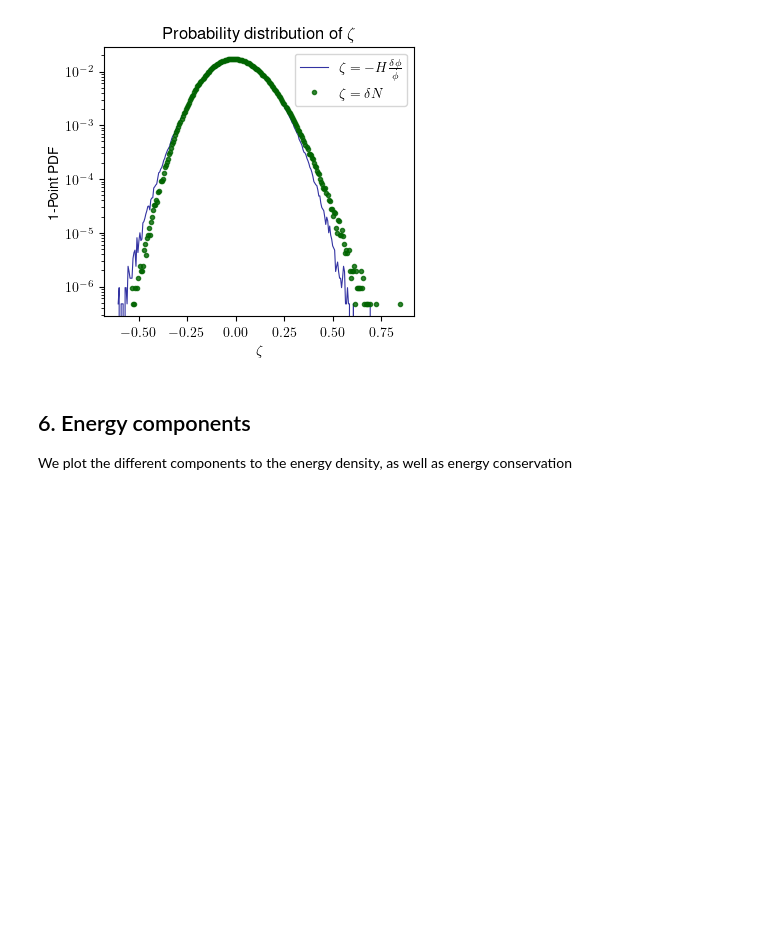
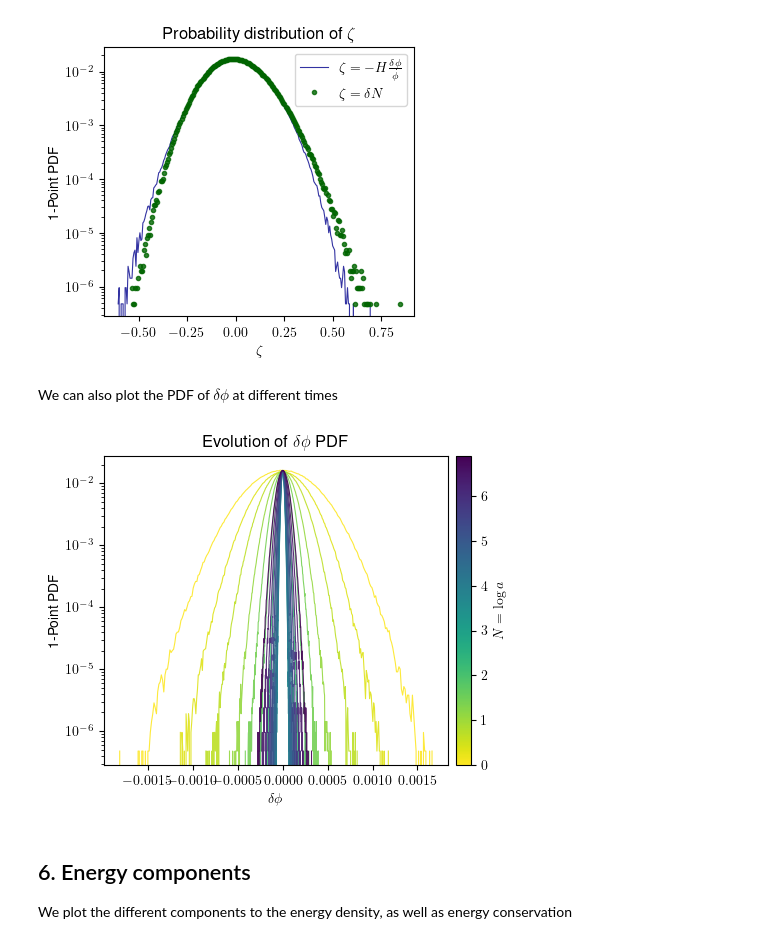
Before and after one commit to caravangelo/inflation-easy, a Jupyter notebook: notebooks/plot.ipynb, the cells around one changed output. Saved outputs shown, nothing was run; the diff lists cells and outputs as text; code cells hidden in the pictures; blank space fills up the shorter version.

```diff
--- a/notebooks/plot.ipynb
+++ b/notebooks/plot.ipynb
@@ -133,6 +184,51 @@ plt.title("Probability distribution of $\zeta$")
 plt.show()
 # %% [output]
 [figure]
+# %% [markdown]
+We can also plot the PDF of $\delta\phi$ at different times
+# %%
+# Split the concatenated histogram data
+PDF_inflaton_n = [sh[i:i+nbins] for i in range(0, len(sh), nbins)]
+PDF_inflaton_x = [sht[l,2] + sht[l,3] * np.linspace(0, nbins, nbins)
+                  for l in range(len(PDF_inflaton_n))]
+
+# Number of time steps (same as number of PDFs)
+n_steps = len(PDF_inflaton_n)
+num_to_plot = 20
+time_indices = np.linspace(0, n_steps - 1, num_to_plot, dtype=int)
+
+# Compute e-folds for coloring
+efolds = np.log(sf[:, 1])
+efolds_to_plot = efolds[time_indices]
+
+# Normalize colormap using e-folds
+norm = mcolors.Normalize(vmin=efolds_to_plot.min(), vmax=efolds_to_plot.max())
+cmap = cm.viridis_r
+sm = cm.ScalarMappable(norm=norm, cmap=cmap)
+
+# Plot
+fig, ax = plt.subplots(figsize=(5, 4))
+
+for t_idx, N in zip(time_indices, efolds_to_plot):
+    x_phi = PDF_inflaton_x[t_idx]
+    y_phi = PDF_inflaton_n[t_idx]
+    mean_phi = np.sum(x_phi * y_phi)
+    zeta_linear = x_phi - mean_phi
+    ax.semilogy(zeta_linear, y_phi, lw=0.8, alpha=0.9, color=cmap(norm(N)))
+
+ax.set_xlabel(r'$\delta\phi$')
+ax.set_ylabel("1-Point PDF")
+ax.set_title(r"Evolution of $\delta\phi$ PDF")
+
+# Colorbar with e-folds
+cbar = fig.colorbar(sm, ax=ax, pad=0.02)
+cbar.set_label(r'$N = \log a$')
+
+fig.tight_layout()
+# fig.savefig('../plots/PDF_evolution.pdf', dpi=300, bbox_inches='tight')
+plt.show()
+# %% [output]
+[figure, added]
 # %% [markdown]
 ## 6. Energy components
 We plot the different components to the energy density, as well as energy conservation
```
Also changed, not shown: parts of 6 cells of this notebook, 3 other files.
